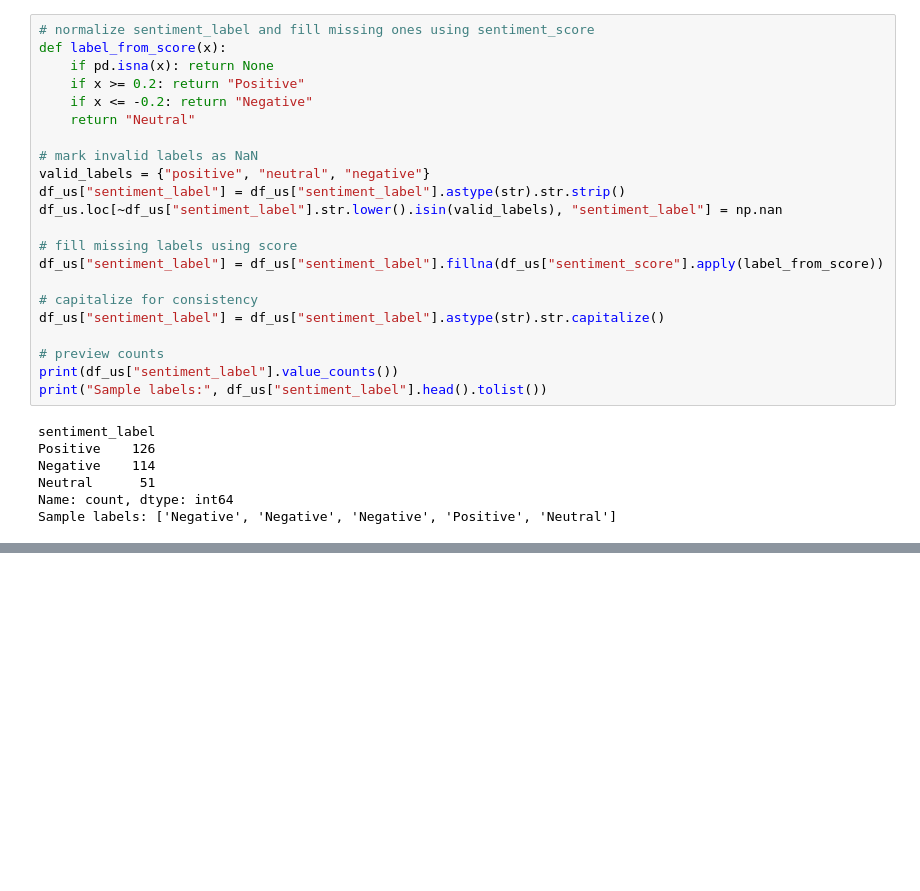
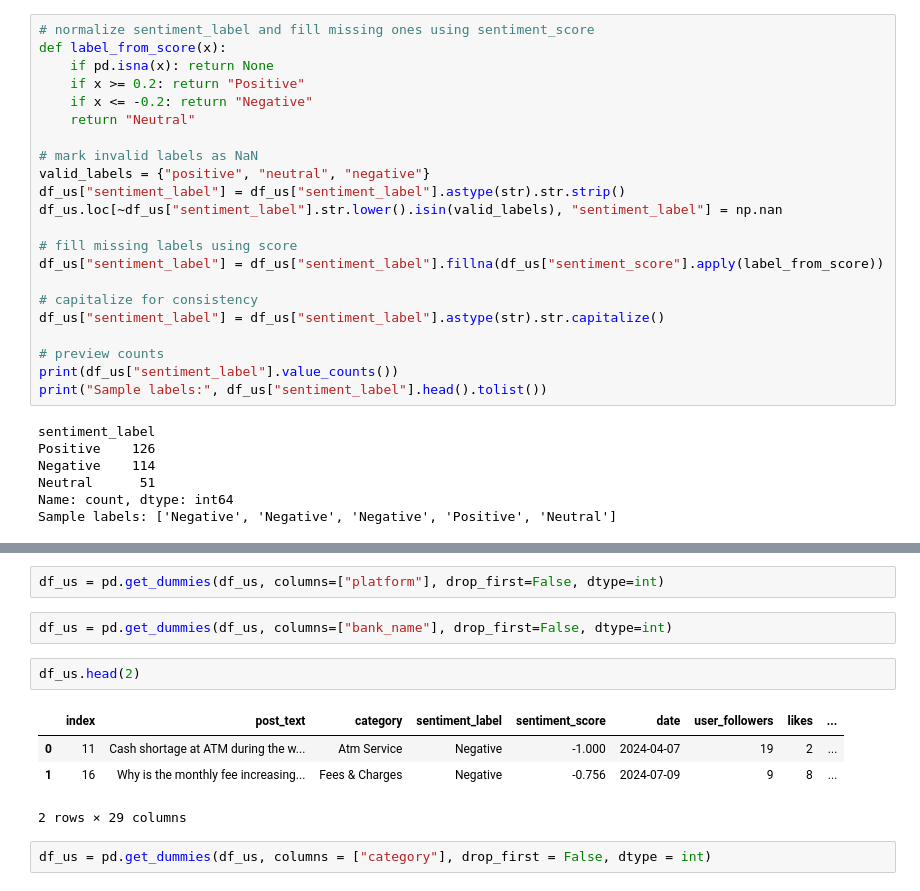
Before and after one commit to yasminkabir/stealthbanking, a Jupyter notebook: data_prep.ipynb, the cells around one changed output, grey strips where cells are left out. Drawn from its saved outputs; the diff is of its cells as text; blank space fills up the shorter version.

```diff
--- a/data_prep.ipynb
+++ b/data_prep.ipynb
@@ -239,0 +258,13 @@ Name: sentiment_score, dtype: float64
+# %%
+df_us = pd.get_dummies(df_us, columns=["platform"], drop_first=False, dtype=int)
+# %%
+df_us = pd.get_dummies(df_us, columns=["bank_name"], drop_first=False, dtype=int)
+# %%
+df_us.head(2)
+# %% [output]
+|  | index | post_text | category | sentiment_label | sentiment_score | date | user_followers | likes | ... |
+| 0 | 11 | Cash shortage at ATM during the w... | Atm Service | Negative | -1.000 | 2024-04-07 | 19 | 2 | ... |
+| 1 | 16 | Why is the monthly fee increasing... | Fees & Charges | Negative | -0.756 | 2024-07-09 | 9 | 8 | ... |
+2 rows × 29 columns
+# %%
+df_us = pd.get_dummies(df_us, columns = ["category"], drop_first = False, dtype = int)
```
Also changed, not shown: parts of 9 cells of this notebook.
